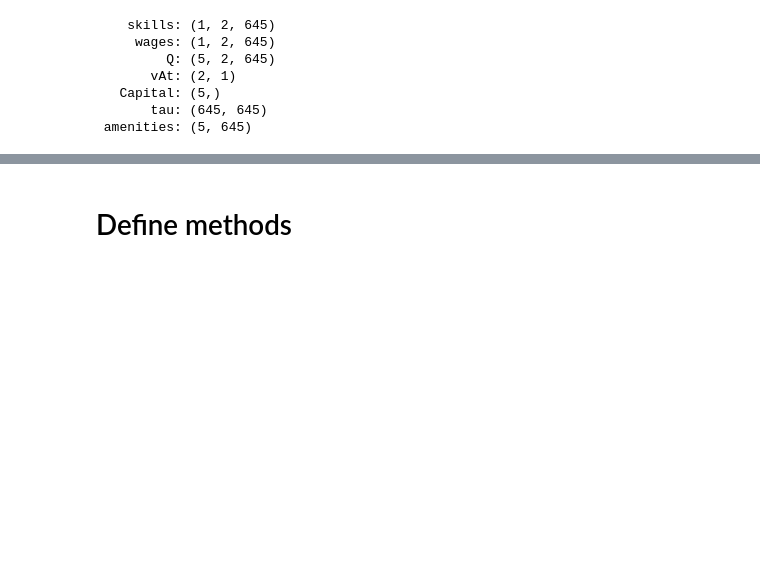
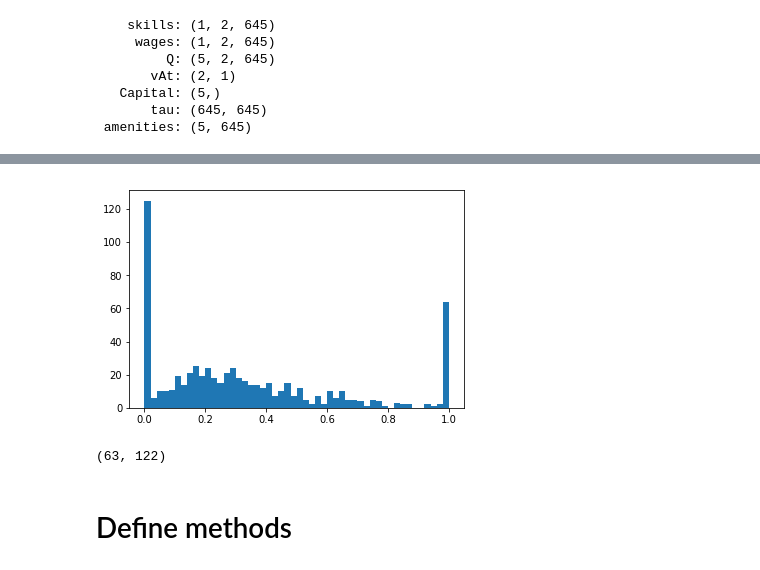
Before and after one commit to mwufi/spatial-structural-change, a Jupyter notebook: Condensed.ipynb, the cells around one changed output, grey strips where cells are left out. Saved outputs shown, nothing was run; the diff lists cells and outputs as text; code cells hidden in the pictures; blank space fills up the shorter version.

```diff
--- a/Condensed.ipynb
+++ b/Condensed.ipynb
@@ -147,3 +154,12 @@ the first index is L-skill [[0.7046579  0.29534209]]
+# %%
+plt.hist(lam_rt[t,NA], bins=50)
+plt.show()
+# %% [output]
+[figure, added]
+# %%
+np.sum(lam_rt[t,NA] > .99), np.sum(lam_rt[t,NA] < .01)
+# %% [output]
+(63, 122)
 # %% [markdown]
 # Define methods
 # %% [markdown]
```
Also changed, not shown: parts of 12 cells of this notebook.
